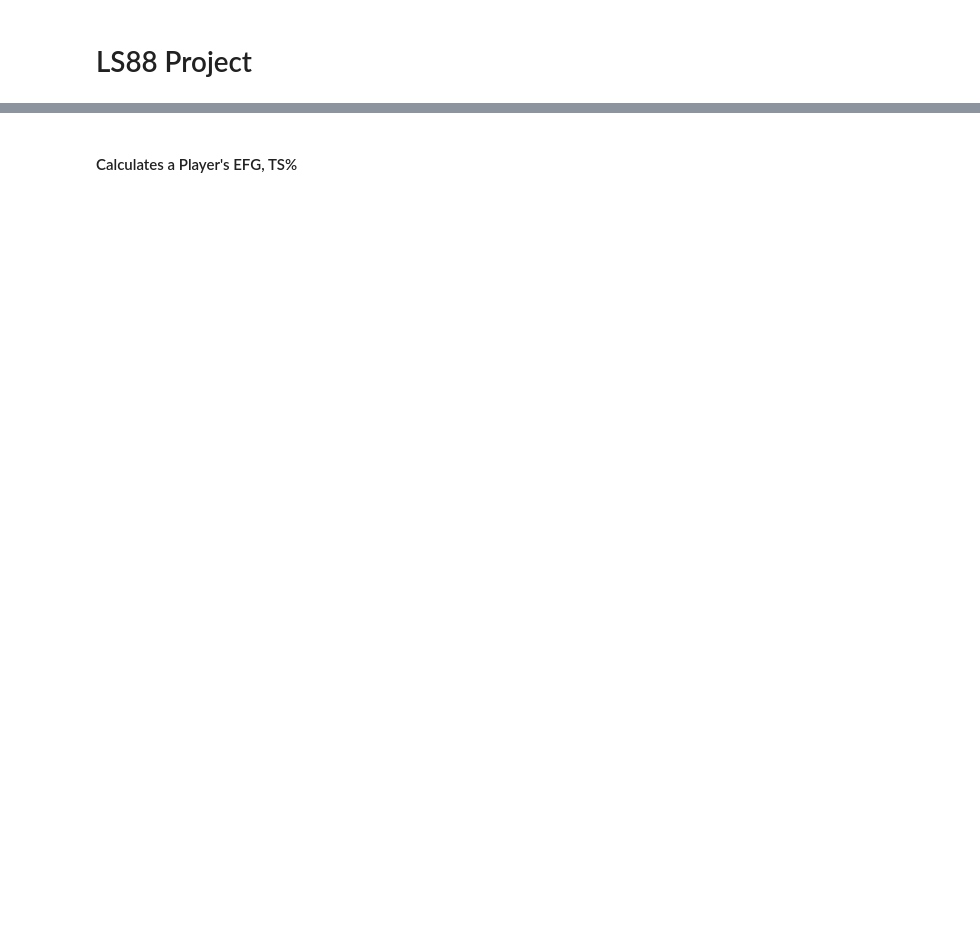
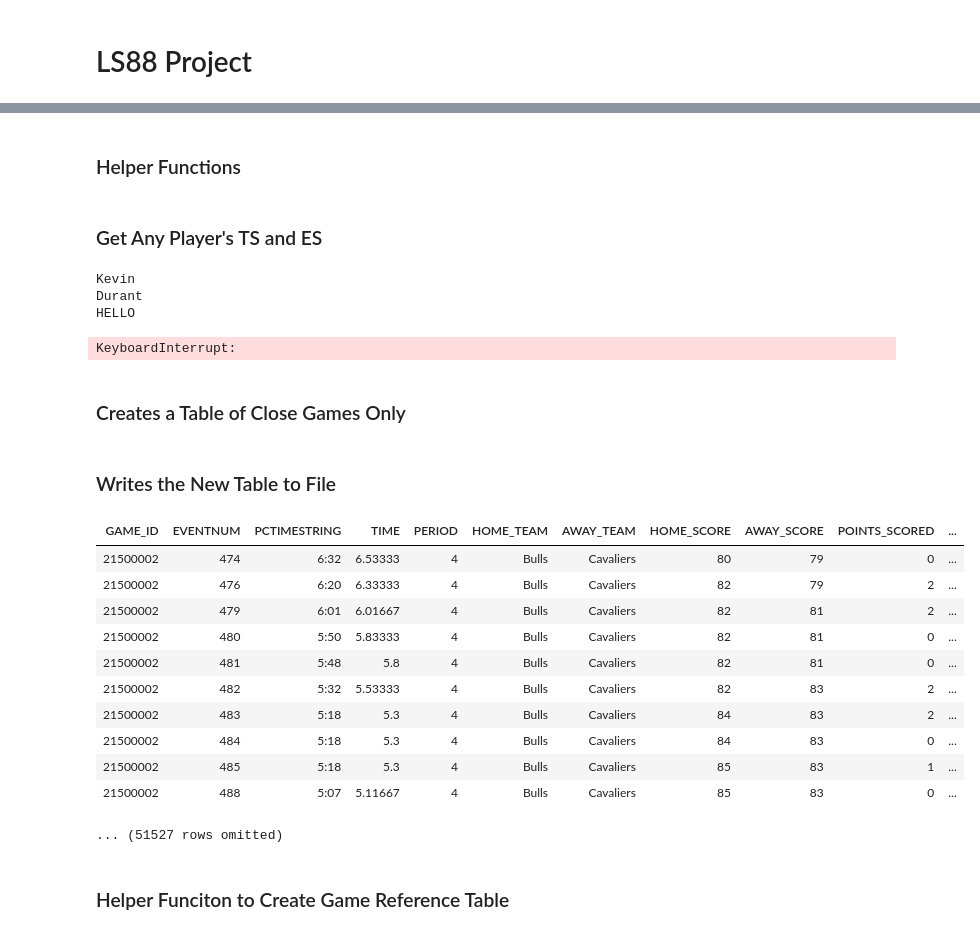
Before and after one commit to annefogarty/NBA4Q, a Jupyter notebook: LS88_NBA_Project.ipynb, the cells around one changed output, grey strips where cells are left out. Saved outputs shown, nothing was run; the diff lists cells and outputs as text; code cells hidden in the pictures; blank space fills up the shorter version.

```diff
--- a/LS88_NBA_Project.ipynb
+++ b/LS88_NBA_Project.ipynb
@@ -2,0 +27,2 @@
+# %% [markdown]
+### Helper Functions
@@ -3,2 +46,2 @@
 # %% [markdown]
-####    Calculates a Player's EFG, TS%
+### Get Any Player's TS and ES
@@ -49 +80,10 @@ def get_season_stats(first, last, season):
     return [TS, EFG]
+# %%
+get_season_stats('Kevin', 'Durant')
+# %% [output]
+Kevin
+Durant
+HELLO
+KeyboardInterrupt:
+# %% [markdown]
+### Creates a Table of Close Games Only
@@ -49,0 +123,2 @@ def get_season_stats(first, last, season):
+# %% [markdown]
+### Writes the New Table to File
@@ -49,0 +128,18 @@ def get_season_stats(first, last, season):
+# %%
+games = Table().read_table('PbP_15_16_trimmed.csv', sep=',')
+games
+# %% [output]
+| GAME_ID | EVENTNUM | PCTIMESTRING | TIME | PERIOD | HOME_TEAM | AWAY_TEAM | HOME_SCORE | AWAY_SCORE | POINTS_SCORED | ... |
+| 21500002 | 474 | 6:32 | 6.53333 | 4 | Bulls | Cavaliers | 80 | 79 | 0 | ... |
+| 21500002 | 476 | 6:20 | 6.33333 | 4 | Bulls | Cavaliers | 82 | 79 | 2 | ... |
+| 21500002 | 479 | 6:01 | 6.01667 | 4 | Bulls | Cavaliers | 82 | 81 | 2 | ... |
+| 21500002 | 480 | 5:50 | 5.83333 | 4 | Bulls | Cavaliers | 82 | 81 | 0 | ... |
+| 21500002 | 481 | 5:48 | 5.8 | 4 | Bulls | Cavaliers | 82 | 81 | 0 | ... |
+| 21500002 | 482 | 5:32 | 5.53333 | 4 | Bulls | Cavaliers | 82 | 83 | 2 | ... |
+| 21500002 | 483 | 5:18 | 5.3 | 4 | Bulls | Cavaliers | 84 | 83 | 2 | ... |
+| 21500002 | 484 | 5:18 | 5.3 | 4 | Bulls | Cavaliers | 84 | 83 | 0 | ... |
+| 21500002 | 485 | 5:18 | 5.3 | 4 | Bulls | Cavaliers | 85 | 83 | 1 | ... |
+| 21500002 | 488 | 5:07 | 5.11667 | 4 | Bulls | Cavaliers | 85 | 83 | 0 | ... |
+... (51527 rows omitted)
+# %% [markdown]
+### Helper Funciton to Create Game Reference Table
```
Also changed, not shown: parts of 16 cells of this notebook, 2 other files.
